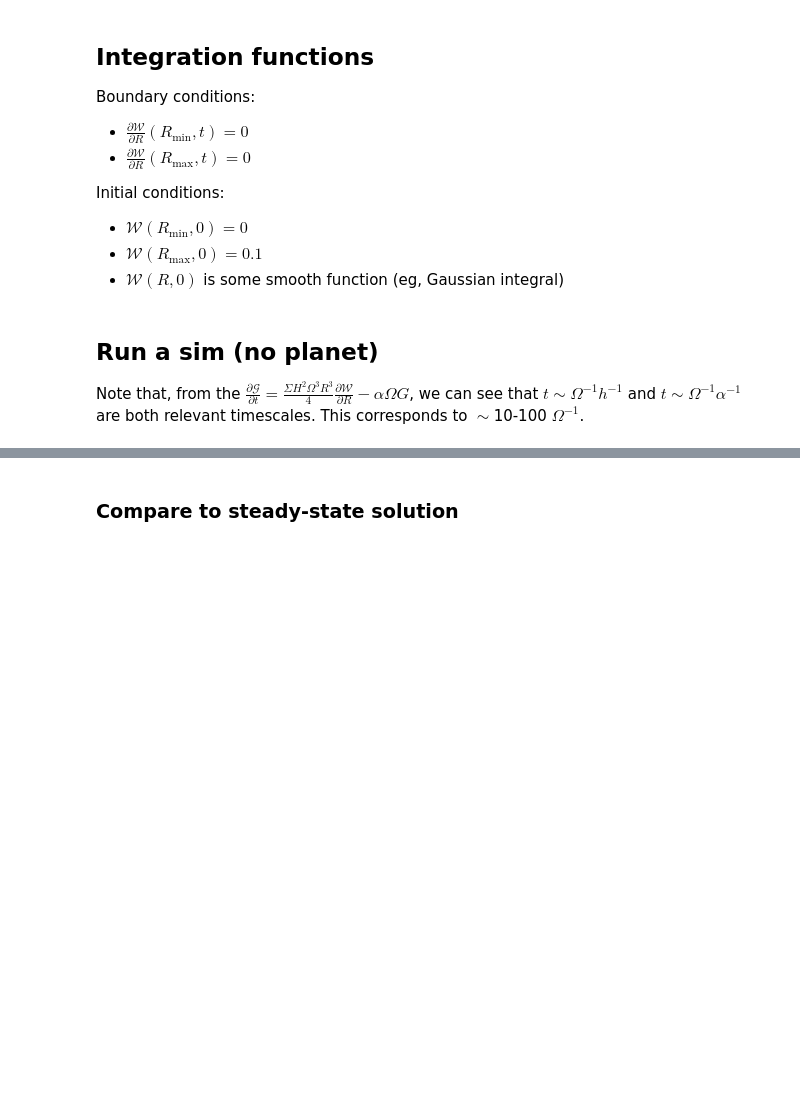
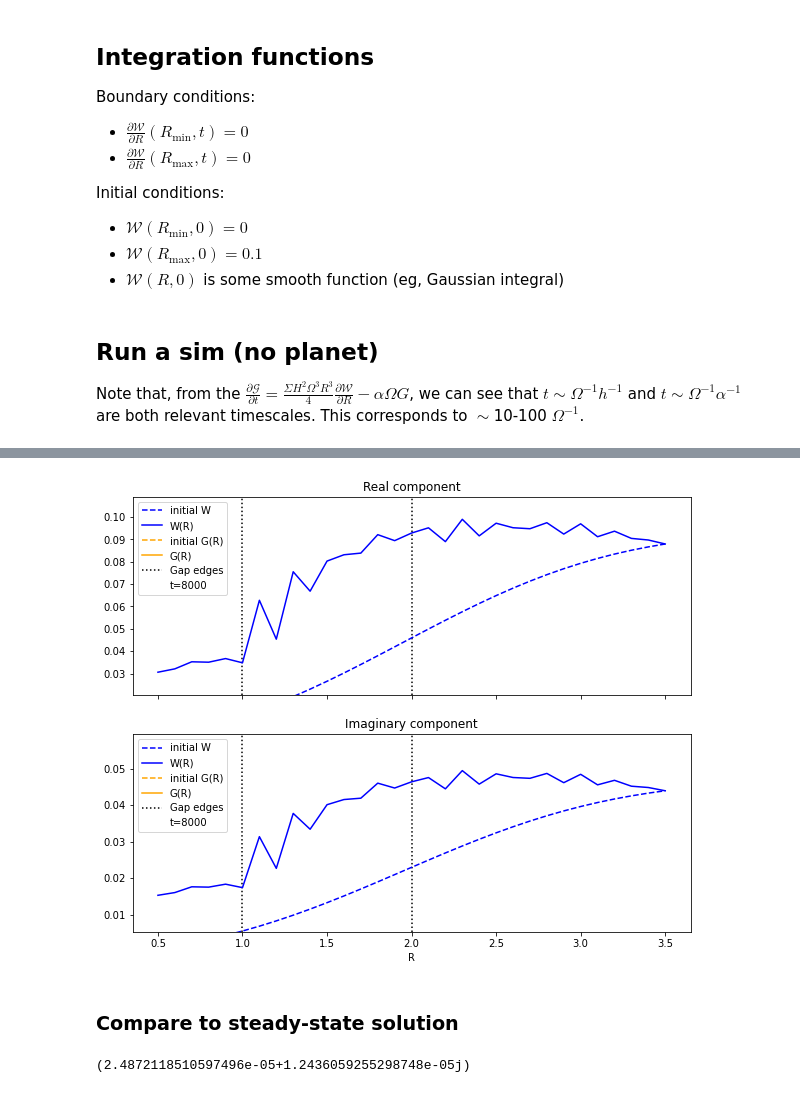
Before and after one commit to Jupiter1994/warped-disks, a Jupyter notebook: reduced-eqs-planets.ipynb, the cells around one changed output, grey strips where cells are left out. Cells and saved outputs as stored; diff of their text form; code cells hidden in the pictures; blank space fills up the shorter version.

```diff
--- a/reduced-eqs-planets.ipynb
+++ b/reduced-eqs-planets.ipynb
@@ -280,7 +298,8 @@ def evolve_W(Rs_torque, Gs, Rs_warp, Ws, dt):
 
     return Wnexts
 # %%
-def integrate(Rs_torque, Gs, Rs_warp, Ws, ts):
+def integrate(Rs_torque, Gs, Rs_warp, Ws, ts, external_torque=False,\
+          inner_Neumann=False, outer_Neumann=False):
     '''
 
     Integrate W(R) and G(R) over a given time domain (ts). Returns W(R) and
@@ -288,13 +307,23 @@ def integrate(Rs_torque, Gs, Rs_warp, Ws, ts):
 
     W and G are staggered in the R domain.
 
+    If `external_torque` is True, include a quadrupole external torque in
+    the system.
+
+    If `inner_Neumann` is True, ensures that dW_dR=0 at the inner boundary
+    (ie, at R_min). Else, we do not change W at R_min (this is equivalent to
+    a Dirichlet boundary condition).
+    The same is true for `outer_Neumann`, except applied to the outer boundary.
+    See `dW_dt` function.
+
     '''
 
     dts = ts[1:] - ts[:-1]
 
     for dt in dts:
-        Gnexts = evolve_G(Rs_torque, Gs, Rs_warp, Ws, dt)
-        Wnexts = evolve_W(Rs_torque, Gs, Rs_warp, Ws, dt)
+        Gnexts = evolve_G(Rs_torque, Gs, Rs_warp, Ws, dt, external_torque)
+        Wnexts = evolve_W(Rs_torque, Gs, Rs_warp, Ws, dt, external_torque, \
+             inner_Neumann, outer_Neumann)
 
         Ws, Gs = Wnexts, Gnexts
 
@@ -315,7 +344,7 @@ Rs_warp = np.linspace(Rmin, Rmax, num_Rs)
 Rs_torque = Rs_warp[:-1] + DeltaR/2
 
 tmin = 0
-tmax = 6000
+tmax = 8000
 Deltat = 0.05
 num_ts = (int) ((tmax - tmin) / Deltat) + 1
 ts = np.linspace(tmin, tmax, num_ts)
@@ -354,4 +368,42 @@ plt.show()
 # %%
-Gs_final[:10]
+fig, axs = plt.subplots(2, sharex=True, figsize=(10,8))
+
+axs[0].plot(Rs_warp, Ws.real, c="blue", ls="--", label="initial W")
+axs[0].plot(Rs_warp, Ws_final.real, c="blue", label="W(R)")
+axs[0].plot(Rs_torque, Gs.real, c="orange", ls="--", label="initial G(R)")
+axs[0].plot(Rs_torque, Gs_final.real, c="orange", label="G(R)")
+
+ymin, ymax= min(Ws_final.real) - .01, max(Ws_final.real) + .01
+R_a, R_b = 1, 2
+axs[0].vlines(R_a, ymin, ymax, color="black", linestyle=":")
+axs[0].vlines(R_b, ymin, ymax, color="black", linestyle=":", label="Gap edges")
+
+axs[0].set_ylim(ymin,ymax)
+
+axs[0].scatter([],[], s=0, label="t=" + str(tmax))
+axs[0].legend()
+axs[0].set_title("Real component")
+
+axs[1].plot(Rs_warp, Ws.imag, c="blue", ls="--", label="initial W")
+axs[1].plot(Rs_warp, Ws_final.imag, c="blue", label="W(R)")
+axs[1].plot(Rs_torque, Gs.imag, c="orange", ls="--", label="initial G(R)")
+axs[1].plot(Rs_torque, Gs_final.imag, c="orange", label="G(R)")
+
+ymin, ymax= min(Ws_final.imag) - .01, max(Ws_final.imag) + .01
+R_a, R_b = 1, 2
+axs[1].vlines(R_a, ymin, ymax, color="black", linestyle=":")
+axs[1].vlines(R_b, ymin, ymax, color="black", linestyle=":", label="Gap edges")
+
+axs[1].set_ylim(ymin,ymax)
+
+axs[1].scatter([],[], s=0, label="t=" + str(tmax))
+axs[1].legend()
+axs[1].set_title("Imaginary component")
+
+axs[1].set_xlabel("R")
+
+plt.show()
+# %% [output]
+[figure, added]
 # %% [markdown]
 ### Compare to steady-state solution
@@ -357,0 +414,4 @@ Gs_final[:10]
+# %%
+Gs_final[-1] - Gs_final[0]
+# %% [output]
+(2.4872118510597496e-05+1.2436059255298748e-05j)
```
Also changed, not shown: parts of 8 cells of this notebook.
